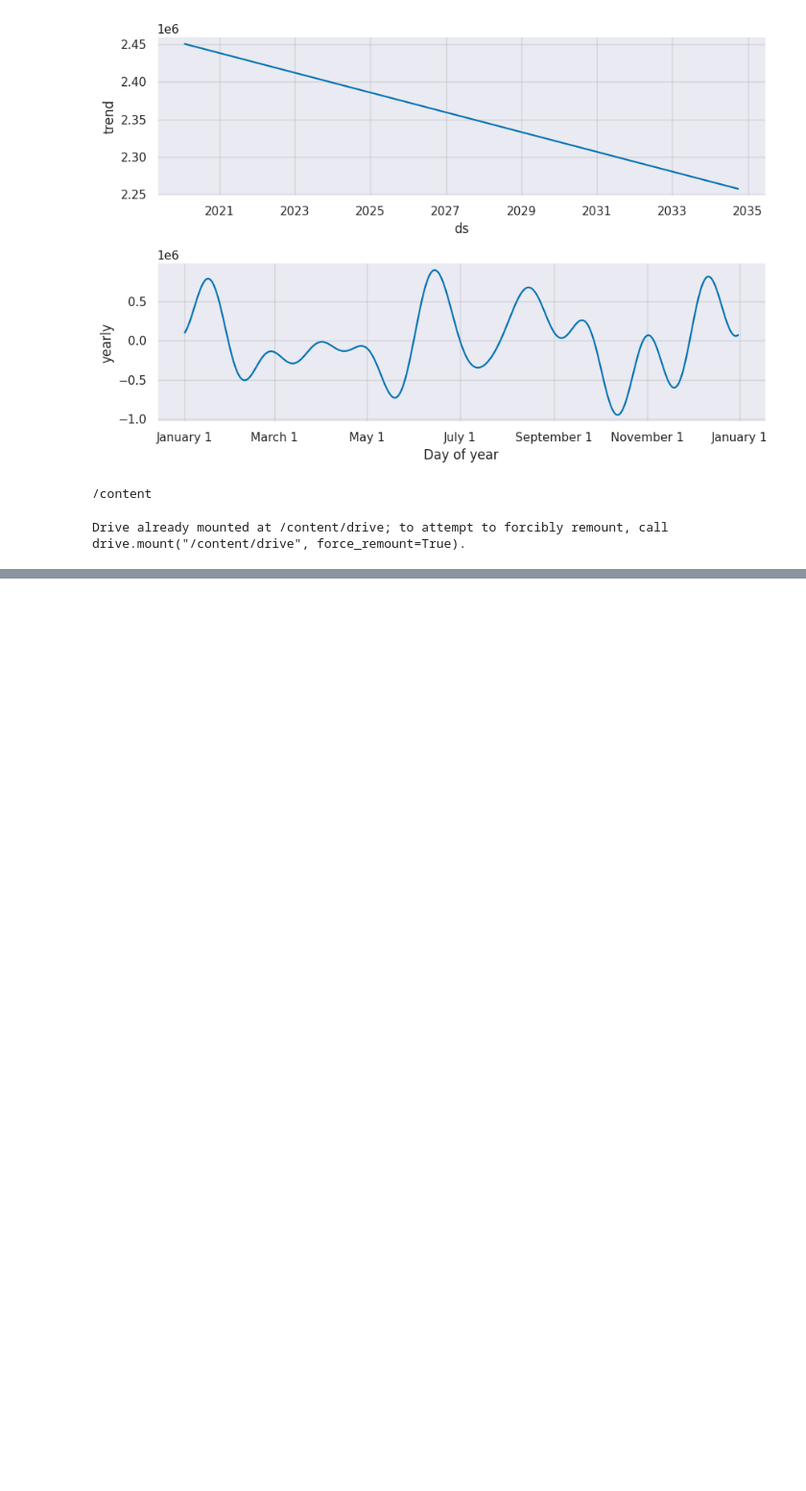
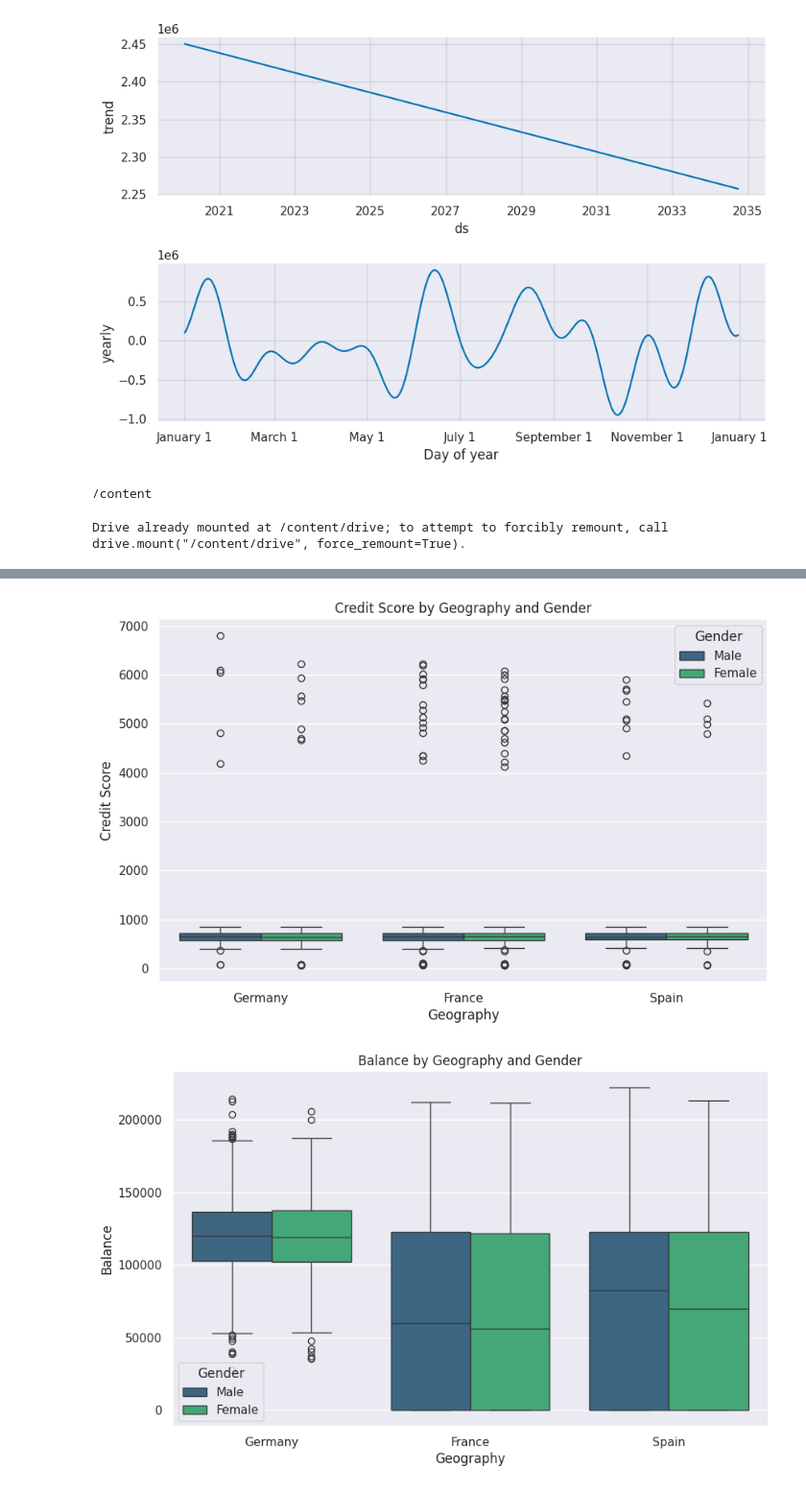
Before and after one commit to jinkasaru123/saru1, a Jupyter notebook: Data Analysis17.ipynb, the cells around one changed output, grey strips where cells are left out. Shown at 96% size. Drawn from its saved outputs; the diff is of its cells as text; code cells hidden in the pictures; blank space fills up the shorter version.

```diff
--- a/Data Analysis17.ipynb
+++ b/Data Analysis17.ipynb
@@ -394,0 +433,20 @@ Drive already mounted at /content/drive; to attempt to forcibly remount, call dr
+# %%
+
+# Box plot of Credit Score by Geography and Gender
+plt.figure(figsize=(10, 6))
+sns.boxplot(x='Geography', y='CreditScore', hue='Gender', data=df, palette=palette)
+plt.title('Credit Score by Geography and Gender')
+plt.xlabel('Geography')
+plt.ylabel('Credit Score')
+plt.show()
+
+# Box plot of Balance by Geography and Gender
+plt.figure(figsize=(10, 6))
+sns.boxplot(x='Geography', y='Balance', hue='Gender', data=df, palette=palette)
+plt.title('Balance by Geography and Gender')
+plt.xlabel('Geography')
+plt.ylabel('Balance')
+plt.show()
+# %% [output]
+[figure, added]
+[figure, added]
```
Also changed, not shown: parts of 3 cells of this notebook.
